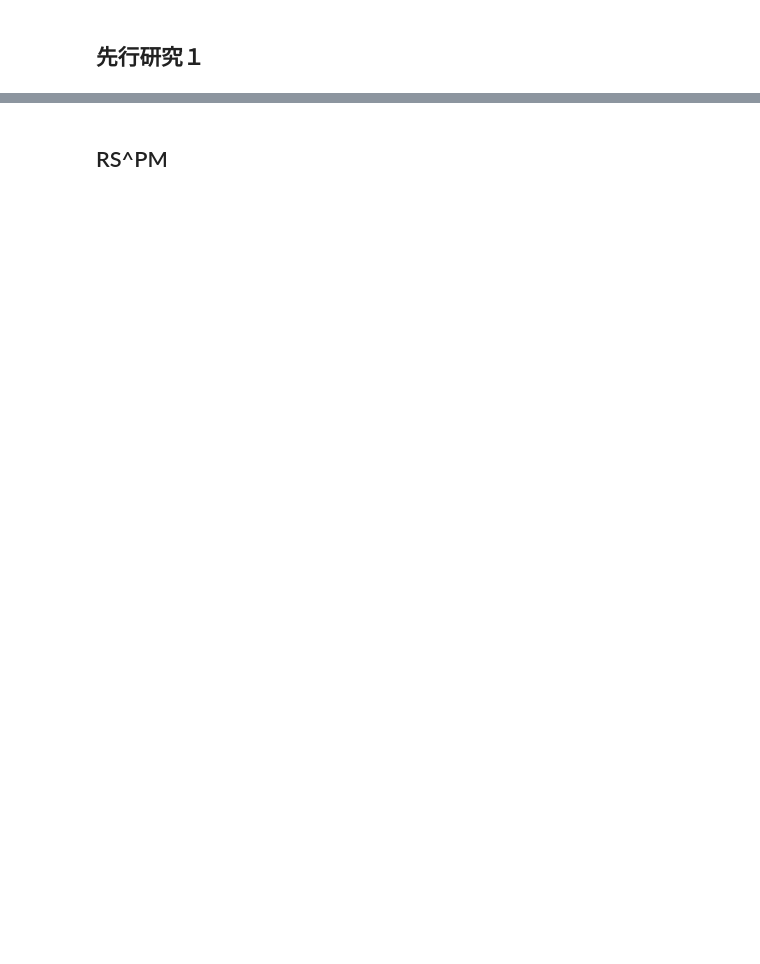
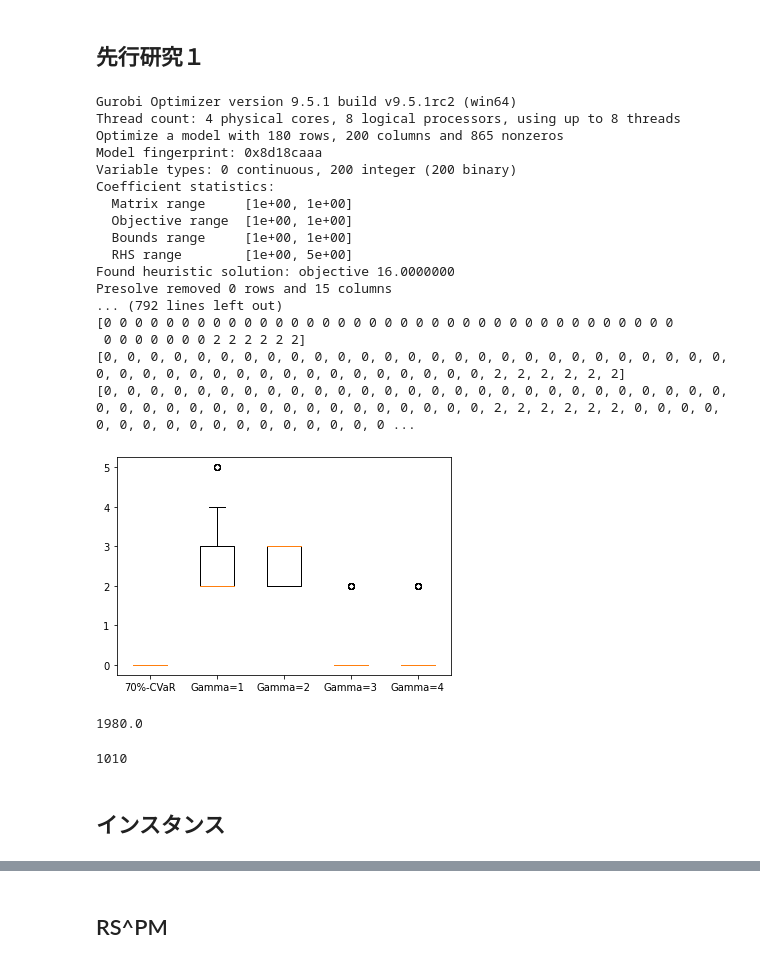
Before and after one commit to ikumadaiki/CPMP, a Jupyter notebook: instance.ipynb, the cells around one changed output, grey strips where cells are left out. Cells and saved outputs as stored; diff of their text form; code cells hidden in the pictures; blank space fills up the shorter version.

```diff
--- a/instance.ipynb
+++ b/instance.ipynb
@@ -146,5 +146,6 @@ def IPS6(ship_num,stack_num,height,n,size,beta):
       penalty.append(a)
       # print(a)
     penalty=np.sort(penalty)
+    penalty=penalty[round(0.95*size):]
     # penalty=penalty[round(0.8*size):]
     # print(penalty)
@@ -159,17 +151,0 @@ array([ 2.8,  7.2,  7.8,  9. , 11.2, 11.6, 12. ])
-# %%
-stack_num=4
-height=5
-n=[3,4,2,3,2]
-ship_num=len(n)
-# import numpy as np
-# beta=np.arange(0.1,1,0.1)
-# data=()
-# l=[]
-# for b in beta:
-#   IPS6(ship_num,stack_num,height,n,1000,b)
-#   data+=(tuple(penalty),)
-#   l.append(str(b*100)+"%-CVaR")
-# # print("data=",data)
-# import matplotlib.pyplot as plt
-# plt.boxplot(data,labels=l)
-IPS6(ship_num,stack_num,height,n,1000,0.7)
@@ -310,3 +313,49 @@ def robust(ship_num,stack_num,height,n,Gamma,size,OR):
 
         # import matplotlib.pyplot as plt
         # plt.boxplot(penalty_r)
+# %%
+data=(tuple(pcvar),)
+l=["70%-CVaR"]
+for g in range(1,5):
+  ship_num=len(i[2])
+  size=1000
+  prob=[]
+  for i in inst:
+    robust(ship_num,i[0],i[1],i[2],g,size,OR=OR)
+    prob+=list(penalty_r)
+    print(prob)
+  data+=(tuple(prob),)
+  l.append("Gamma="+str(g))
+  # print("data=",data)
+import matplotlib.pyplot as plt
+plt.boxplot(data,labels=l)
+plt.show()
+# %% [output]
+Gurobi Optimizer version 9.5.1 build v9.5.1rc2 (win64)
+Thread count: 4 physical cores, 8 logical processors, using up to 8 threads
+Optimize a model with 180 rows, 200 columns and 865 nonzeros
+Model fingerprint: 0x8d18caaa
+Variable types: 0 continuous, 200 integer (200 binary)
+Coefficient statistics:
+  Matrix range     [1e+00, 1e+00]
+  Objective range  [1e+00, 1e+00]
+  Bounds range     [1e+00, 1e+00]
+  RHS range        [1e+00, 5e+00]
+Found heuristic solution: objective 16.0000000
+Presolve removed 0 rows and 15 columns
+... (792 lines left out)
+[0 0 0 0 0 0 0 0 0 0 0 0 0 0 0 0 0 0 0 0 0 0 0 0 0 0 0 0 0 0 0 0 0 0 0 0 0
+ 0 0 0 0 0 0 0 2 2 2 2 2 2]
+[0, 0, 0, 0, 0, 0, 0, 0, 0, 0, 0, 0, 0, 0, 0, 0, 0, 0, 0, 0, 0, 0, 0, 0, 0, 0, 0, 0, 0, 0, 0, 0, 0, 0, 0, 0, 0, 0, 0, 0, 0, 0, 0, 0, 2, 2, 2, 2, 2, 2]
+[0, 0, 0, 0, 0, 0, 0, 0, 0, 0, 0, 0, 0, 0, 0, 0, 0, 0, 0, 0, 0, 0, 0, 0, 0, 0, 0, 0, 0, 0, 0, 0, 0, 0, 0, 0, 0, 0, 0, 0, 0, 0, 0, 0, 2, 2, 2, 2, 2, 2, 0, 0, 0, 0, 0, 0, 0, 0, 0, 0, 0, 0, 0, 0, 0, 0, 0 ...
+[figure, added]
+# %%
+0.99*size
+# %% [output]
+1980.0
+# %%
+len(data[1])
+# %% [output]
+1010
+# %% [markdown]
+## インスタンス
```
Also changed, not shown: parts of 12 cells of this notebook.
